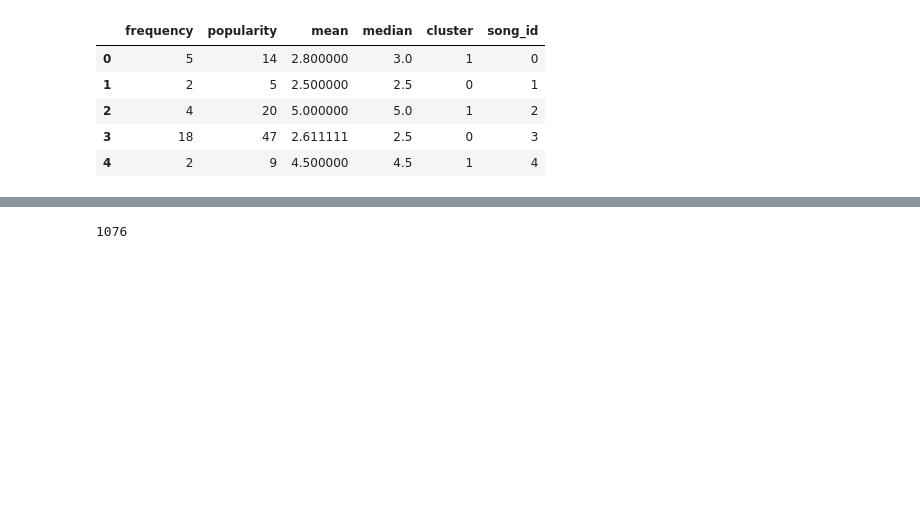
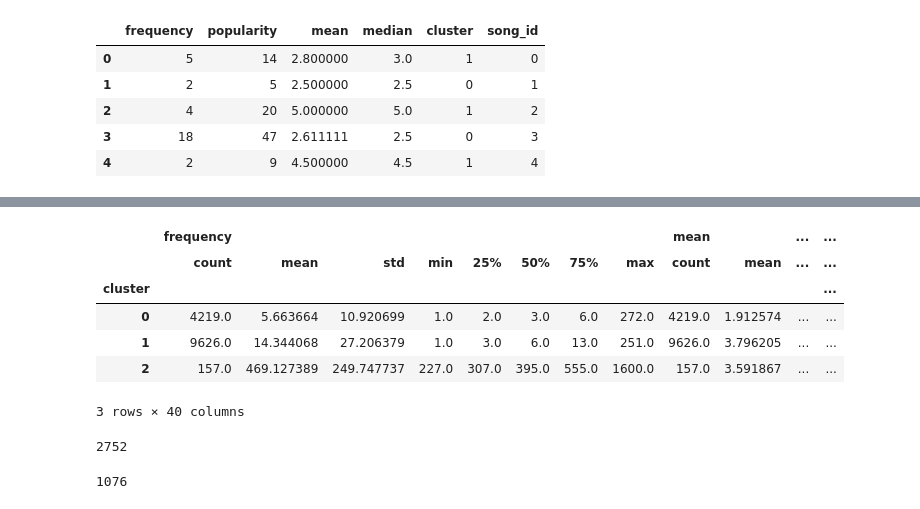
Before and after one commit to mohamedlac/TER, a Jupyter notebook: sampling_songs.ipynb, the cells around one changed output, grey strips where cells are left out. Drawn from its saved outputs; the diff is of its cells as text; code cells hidden in the pictures; blank space fills up the shorter version.

```diff
--- a/sampling_songs.ipynb
+++ b/sampling_songs.ipynb
@@ -27,0 +55,4 @@ len(popular_songs)
+# %%
+cluster_2 = clustered_songs.query("cluster == 2")
+cluster_1 = clustered_songs.query("cluster ==1")
+cluster_0 = clustered_songs.query("cluster ==0")
@@ -27,0 +64,4 @@ len(popular_songs)
+# %%
+cluster_2_proportion = cluster_2
+cluster_0_proportion = cluster_0.sample(frac = 0.05,random_state=3)
+cluster_1_proportion = cluster_1.sample(frac =0.07,random_state =3)
@@ -27,0 +72,2 @@ len(popular_songs)
+# %%
+sample_songs = pd.concat([cluster_2_proportion,cluster_1_proportion,cluster_0_proportion])
@@ -27,0 +78,10 @@ len(popular_songs)
+# %%
+#getting the songs ids as a list
+songs_id =list(sample_songs["song_id"])
+#gettings user ids taht rated those songs
+subset = dataset[dataset["song_id"].isin(songs_id)]
+users_id =list(subset.user_id.unique())
+#subset choosed based on users ids
+final_subset = dataset[dataset["user_id"].isin(users_id)]
+
+final_subset.head(4)
@@ -28,3 +94,18 @@ len(popular_songs)
+# %%
+a = songs[songs["song_id"].isin(list(final_subset.song_id.unique()))]
+a.groupby("cluster").describe()
+# %% [output]
+|  | frequency |  |  |  |  |  |  |  | mean |  | ... | ... |
+|  | count | mean | std | min | 25% | 50% | 75% | max | count | mean | ... | ... |
+| cluster |  |  |  |  |  |  |  |  |  |  |  | ... |
+| 0 | 4219.0 | 5.663664 | 10.920699 | 1.0 | 2.0 | 3.0 | 6.0 | 272.0 | 4219.0 | 1.912574 | ... | ... |
+| 1 | 9626.0 | 14.344068 | 27.206379 | 1.0 | 3.0 | 6.0 | 13.0 | 251.0 | 9626.0 | 3.796205 | ... | ... |
+| 2 | 157.0 | 469.127389 | 249.747737 | 227.0 | 307.0 | 395.0 | 555.0 | 1600.0 | 157.0 | 3.591867 | ... | ... |
+3 rows × 40 columns
+# %%
+len(final_subset.user_id.unique())
+# %% [output]
+2752
 # %%
 popular_songs_id =list(popular_songs["song_id"])
 users = dataset[dataset["'songID'"].isin(popular_songs_id)]
```
Also changed, not shown: parts of 9 cells of this notebook.
